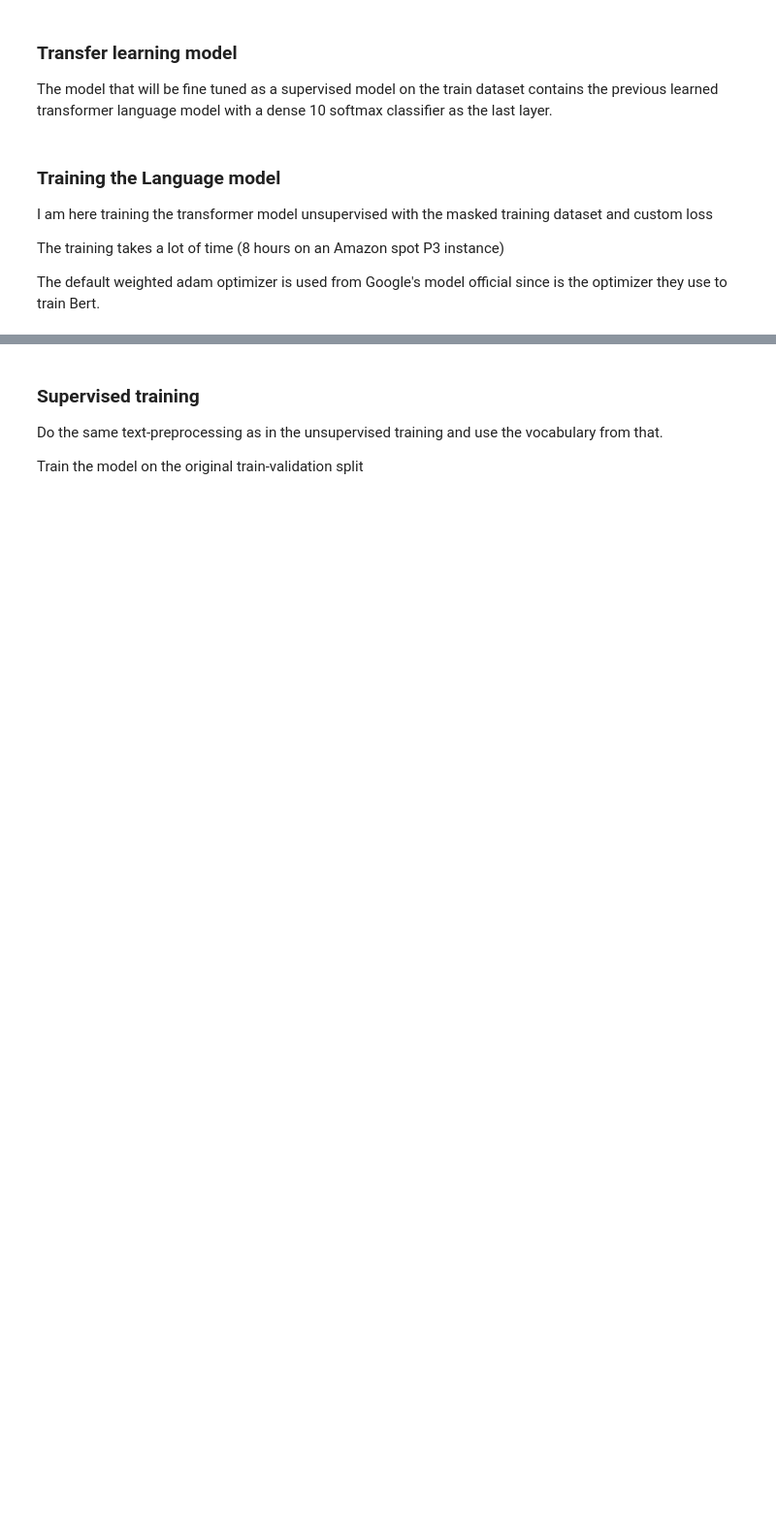
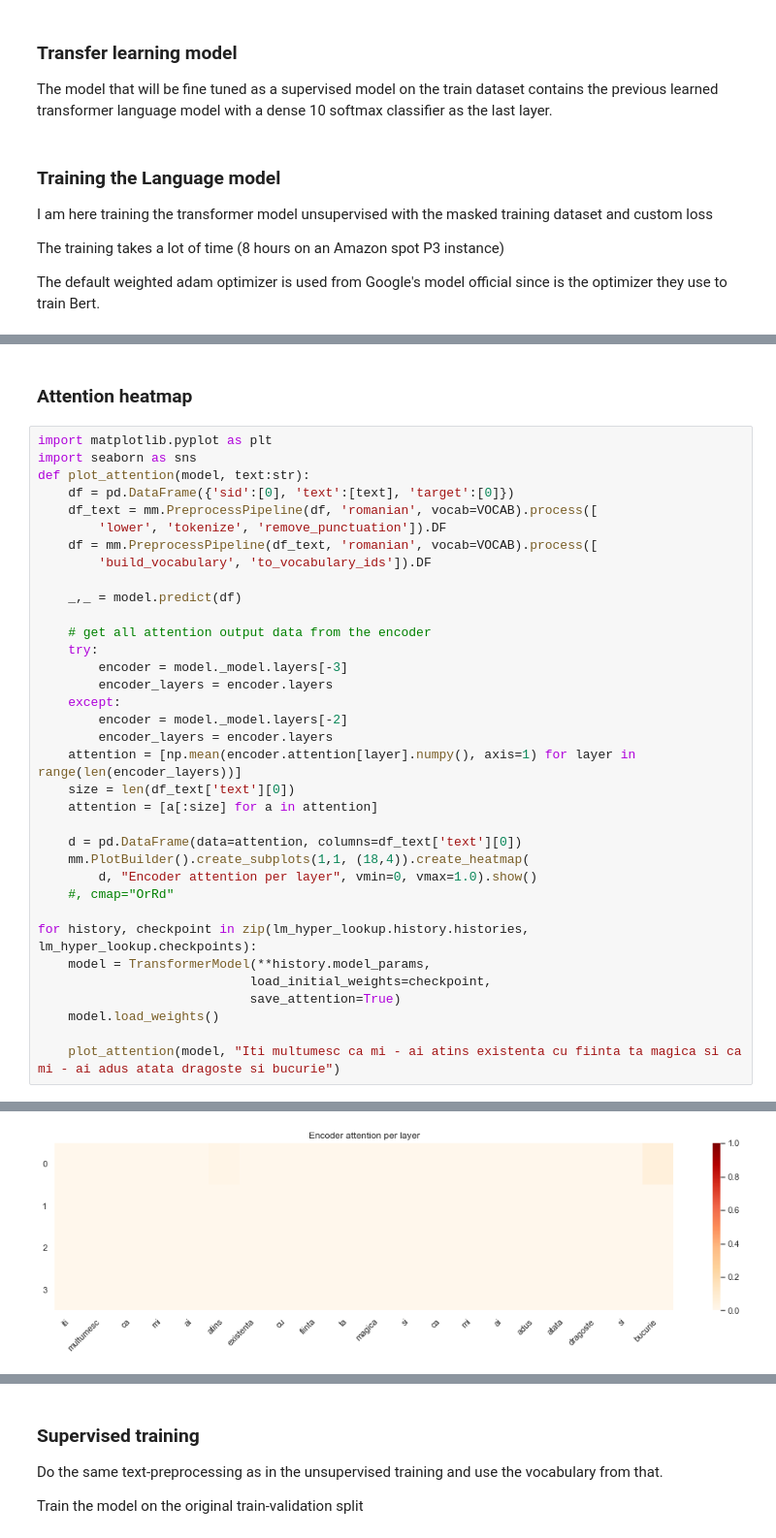
Before and after one commit to glypher/romanian_bert, a Jupyter notebook: romanian_bert_wiki.ipynb, the cells around one changed output, grey strips where cells are left out. Shown at 97% size. Saved outputs shown, nothing was run; the diff lists cells and outputs as text; blank space fills up the shorter version.

```diff
--- a/romanian_bert_wiki.ipynb
+++ b/romanian_bert_wiki.ipynb
@@ -605,0 +630,38 @@ strainat    strainat
+# %% [markdown]
+### Attention heatmap
+# %%
+import matplotlib.pyplot as plt
+import seaborn as sns
+def plot_attention(model, text:str):
+    df = pd.DataFrame({'sid':[0], 'text':[text], 'target':[0]})
+    df_text = mm.PreprocessPipeline(df, 'romanian', vocab=VOCAB).process([
+        'lower', 'tokenize', 'remove_punctuation']).DF
+    df = mm.PreprocessPipeline(df_text, 'romanian', vocab=VOCAB).process([
+        'build_vocabulary', 'to_vocabulary_ids']).DF
+
+    _,_ = model.predict(df)
+
+    # get all attention output data from the encoder
+    try:
+        encoder = model._model.layers[-3]
+        encoder_layers = encoder.layers
+    except:
+        encoder = model._model.layers[-2]
+        encoder_layers = encoder.layers
+    attention = [np.mean(encoder.attention[layer].numpy(), axis=1) for layer in range(len(encoder_layers))]
+    size = len(df_text['text'][0])
+    attention = [a[:size] for a in attention]
+
+    d = pd.DataFrame(data=attention, columns=df_text['text'][0])
+    mm.PlotBuilder().create_subplots(1,1, (18,4)).create_heatmap(
+        d, "Encoder attention per layer", vmin=0, vmax=1.0).show()
+    #, cmap="OrRd"
+
+for history, checkpoint in zip(lm_hyper_lookup.history.histories, lm_hyper_lookup.checkpoints):
+    model = TransformerModel(**history.model_params,
+                            load_initial_weights=checkpoint,
+                            save_attention=True)
+    model.load_weights()
+
+    plot_attention(model, "Iti multumesc ca mi - ai atins existenta cu fiinta ta magica si ca mi - ai adus atata dragoste si bucurie")
+# %% [output]
@@ -605,0 +671 @@ strainat    strainat
+[figure, added]
```
Also changed, not shown: parts of 17 cells of this notebook.
